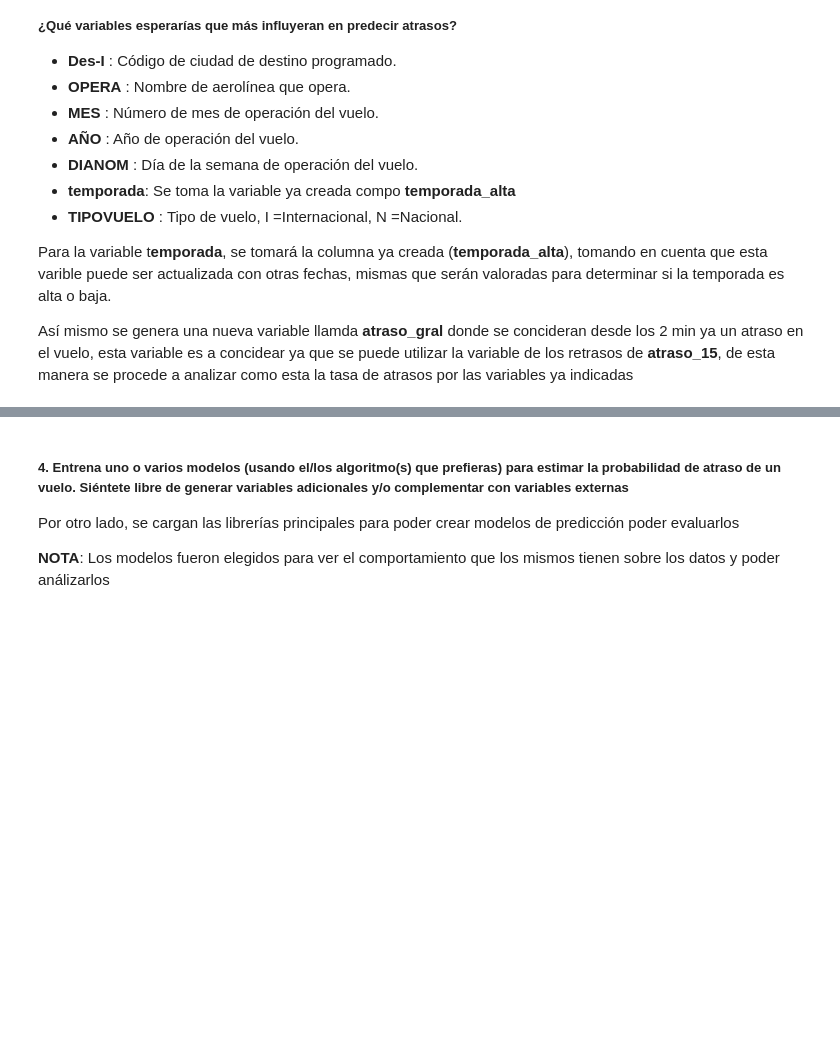
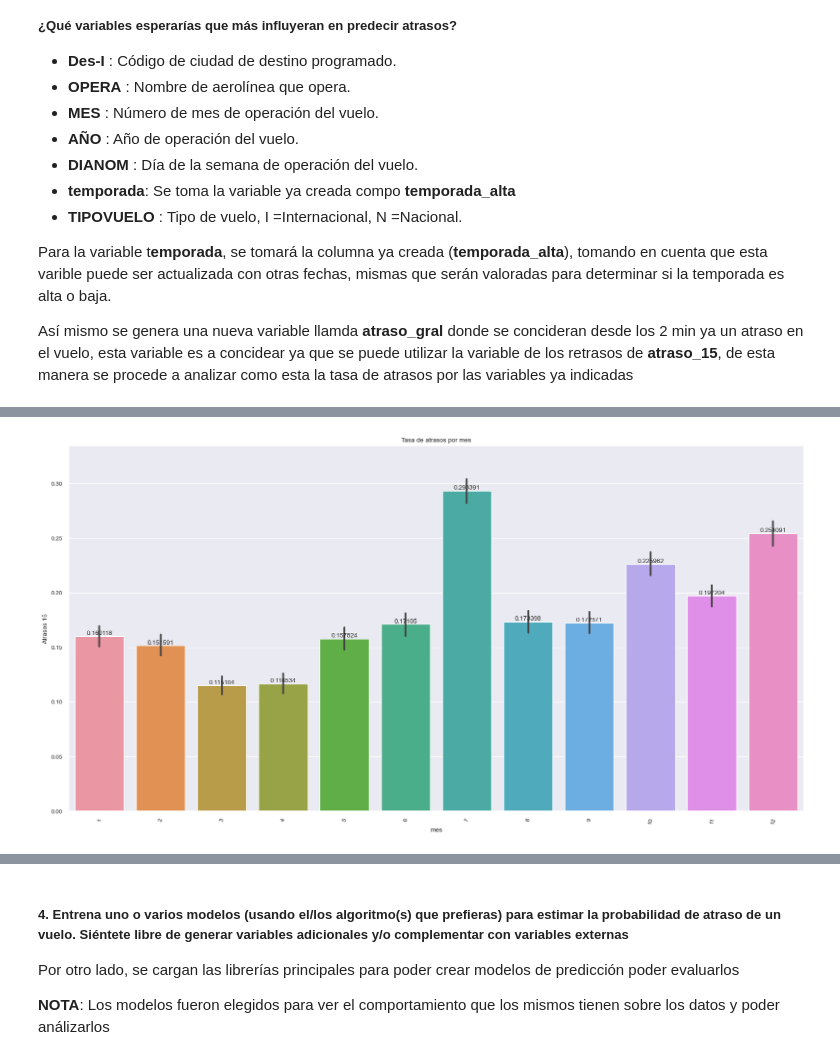
Before and after one commit to OsvaldoMedina/LATAM-Airlines, a Jupyter notebook: solution_OS.ipynb, the cells around one changed output, grey strips where cells are left out. Cells and saved outputs as stored; diff of their text form; code cells hidden in the pictures; blank space fills up the shorter version.

```diff
--- a/solution_OS.ipynb
+++ b/solution_OS.ipynb
@@ -778 +904,21 @@ plt.show()
+# %%
+
+plt.figure(figsize=(20,10))
+sns.set(font_scale = 0.8)
+df
+gen_cnt = df['mes'].value_counts().sort_values(ascending=False)
+order=gen_cnt.index
+ax = sns.barplot(x = 'mes', y = 'atraso_15', data = df)
+plt.xticks(rotation = 75)
+plt.yticks()
+plt.ylabel('Atrasos 15')
+plt.title('Tasa de atrasos por mes')
+
+# annotate
+ax.bar_label(ax.containers[0], label_type="edge")
+
+# pad the spacing between the number and the edge of the figure
+ax.margins(y=0.1)
+# %% [output]
+[figure, added]
 # %%
```
Also changed, not shown: parts of 28 cells of this notebook, 2 other files.
